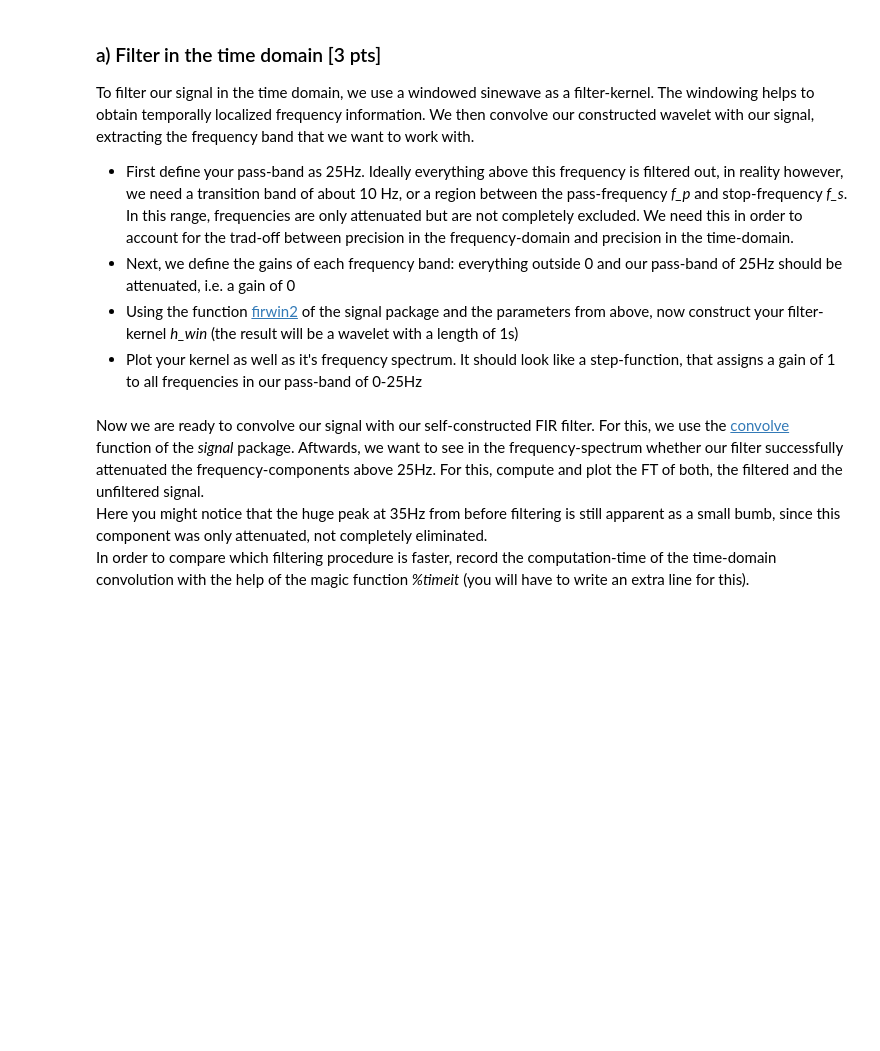
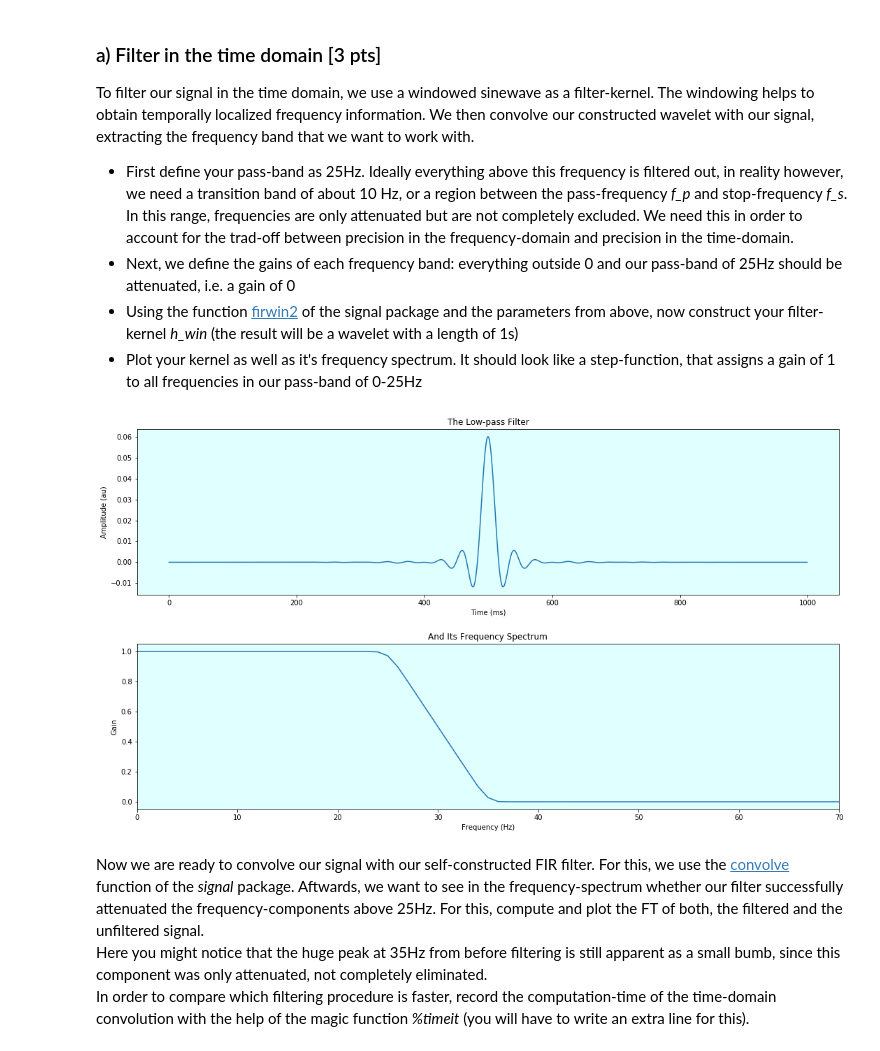
Before and after one commit to NBP-ACC/week-8-updated-acc_01, a Jupyter notebook: Sheet06.ipynb, the cells around one changed output. Saved outputs shown, nothing was run; the diff lists cells and outputs as text; code cells hidden in the pictures; blank space fills up the shorter version.

```diff
--- a/Sheet06.ipynb
+++ b/Sheet06.ipynb
@@ -163,23 +166,45 @@ To filter our signal in the time domain, we use a windowed sinewave as a filter-
 - Using the function [firwin2](https://docs.scipy.org/doc/scipy-0.14.0/reference/generated/scipy.signal.firwin2.html) of the signal package and the parameters from above, now construct your filter-kernel *h_win* (the result will be a wavelet with a length of 1s)
 - Plot your kernel as well as it's frequency spectrum. It should look like a step-function, that assigns a gain of 1 to all frequencies in our pass-band of 0-25Hz
 # %%
-# Create a Low-pass Filter: Windowed 10-Hz transition (0.5 sec)
-n = int(srate)
-#n = int(round(srate * 0.5)) + 1
+# Create the Low-pass Filter with a Windowed 10-Hz transition (0.5 sec)
+# ---------------------------------------------------------------------
 f_p = 25. # define passband
 trans_bandwidth = 10.  # 10 Hz transition band
-f_s = f_p + trans_bandwidth  # stopband = 40 Hz
+f_s = f_p + trans_bandwidth  # stopband = 35 Hz
 
 # define gains of each frequency band
 freq = [0., f_p, f_s, nyq]
 gain = [1., 1., 0., 0.]
 
 # compute filter graph with firwin2
-h_win = # TODO
+h_win = signal.firwin2(srate, freq, gain, window='hamming', nyq=nyq, antisymmetric=False)
 
 # compute frequency spectrum
+_, yf_filter = getFT(h_win)
 
-# Plot both
+
+# Plot the Filter and Its Frequency Spectrum
+# ------------------------------------------
+# set the space for two plots
+figs, axes = plt.subplots(nrows=2, figsize=(18,10))
+plt.subplots_adjust(hspace=0.3)
+
+# plot two waves
+axes[0].plot(h_win)
+# make the y-tick labels meaningful, using gain vector
+yf_f = np.dot(yf_filter, srate)
+axes[1].plot(yf_f)
+
+# set the labels and stuff
+axes[0].title.set_text('The Low-pass Filter')
+axes[0].set_xlabel('Time (ms)')
+axes[0].set_ylabel('Amplitude (au)')
+axes[1].title.set_text('And Its Frequency Spectrum')
+axes[1].set_xlabel('Frequency (Hz)')
+axes[1].set_ylabel('Gain')
+axes[1].set_xlim(0,70);
+# %% [output]
+[figure, added]
 # %% [markdown]
 Now we are ready to convolve our signal with our self-constructed FIR filter. For this, we use the [convolve](https://docs.scipy.org/doc/scipy/reference/generated/scipy.signal.convolve.html) function of the *signal* package.
 Aftwards, we want to see in the frequency-spectrum whether our filter successfully attenuated the frequency-components above 25Hz. For this, compute and plot the FT of both, the filtered and the unfiltered signal.
```
Also changed, not shown: parts of 17 cells of this notebook.
